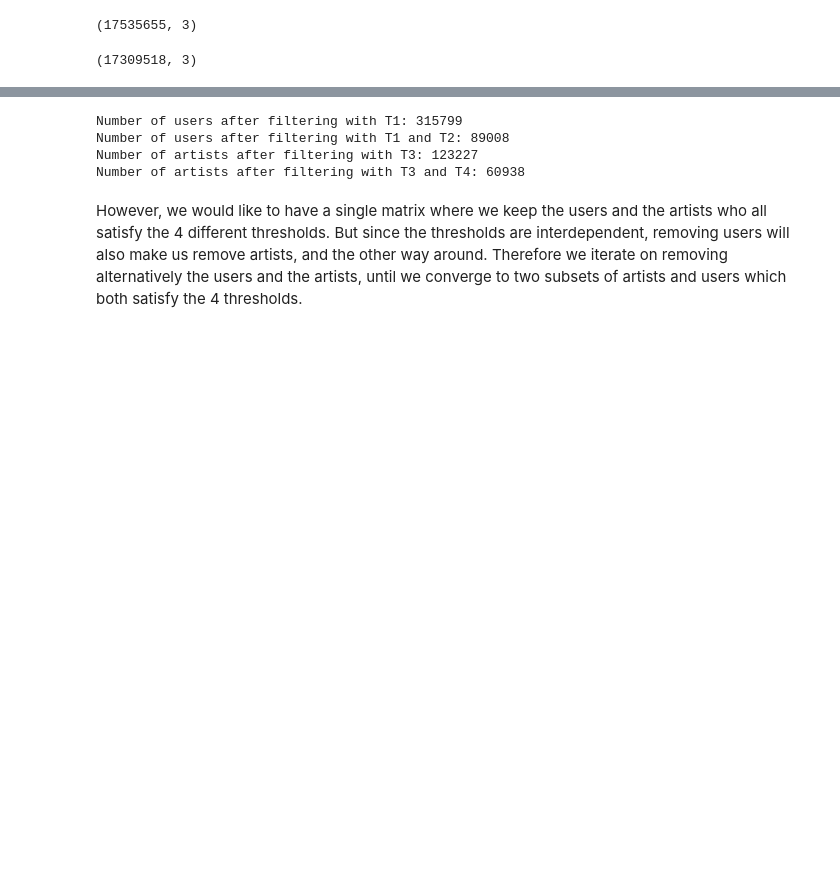
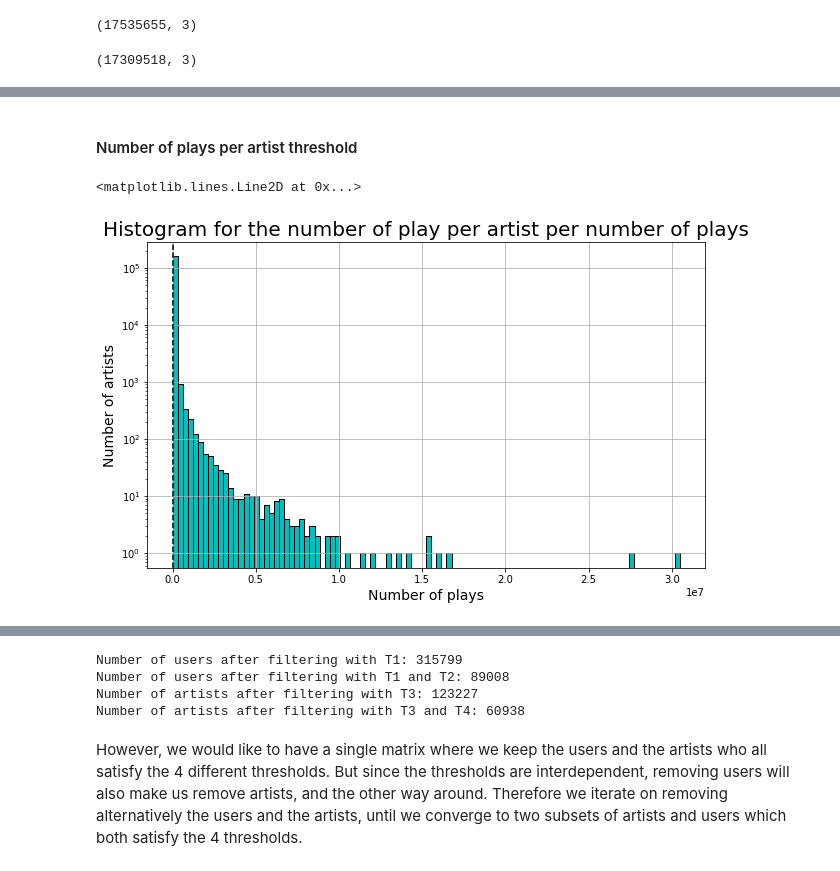
Before and after one commit to lamolivier/EPFL-MLBD-Project, a Jupyter notebook: notebooks/precomputed_data.ipynb, the cells around one changed output, grey strips where cells are left out. Saved outputs shown, nothing was run; the diff lists cells and outputs as text; code cells hidden in the pictures; blank space fills up the shorter version.

```diff
--- a/notebooks/precomputed_data.ipynb
+++ b/notebooks/precomputed_data.ipynb
@@ -53,0 +109,18 @@ T4 = 10  # Number of users per artist threshold
+# %% [markdown]
+#### Number of plays per artist threshold
+# %%
+grouped_artist = df[['artist_id', 'plays']].groupby('artist_id').sum()
+grouped_artist = grouped_artist.sort_values(by='plays', ascending=False)
+
+grouped_artist.hist(bins=100, figsize=(10, 6), ec='black', color='c')
+plt.yscale('log')
+plt.title('Histogram for the number of play per artist per number of plays', fontsize=20)
+plt.xlabel('Number of plays', fontsize=14)
+plt.ylabel('Number of artists', fontsize=14)
+plt.savefig('artists_p_plays.pdf', bbox_inches='tight')
+
+plt.axvline(T3, linestyle='--', color='k')
+plt.show()
+# %% [output]
+<matplotlib.lines.Line2D at 0x...>
+[figure, added]
```
Also changed, not shown: parts of 12 cells of this notebook.
